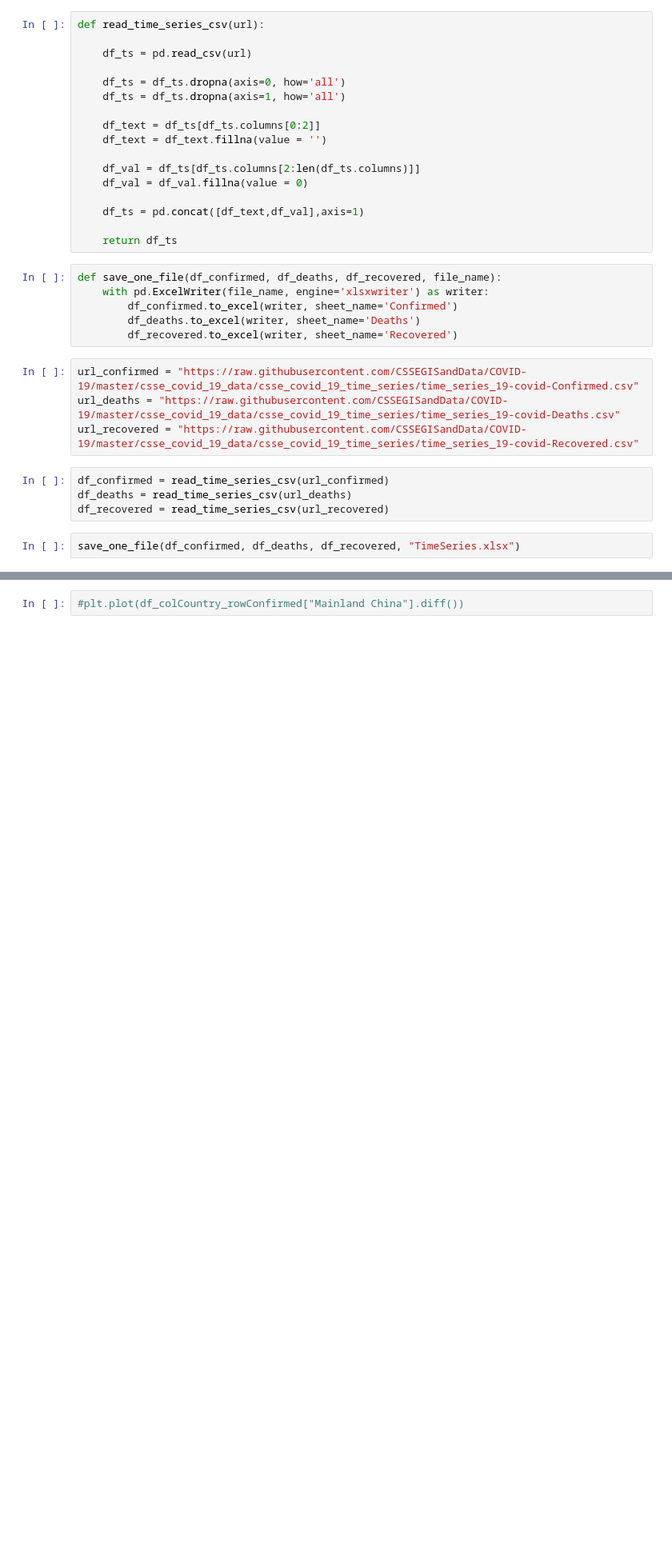
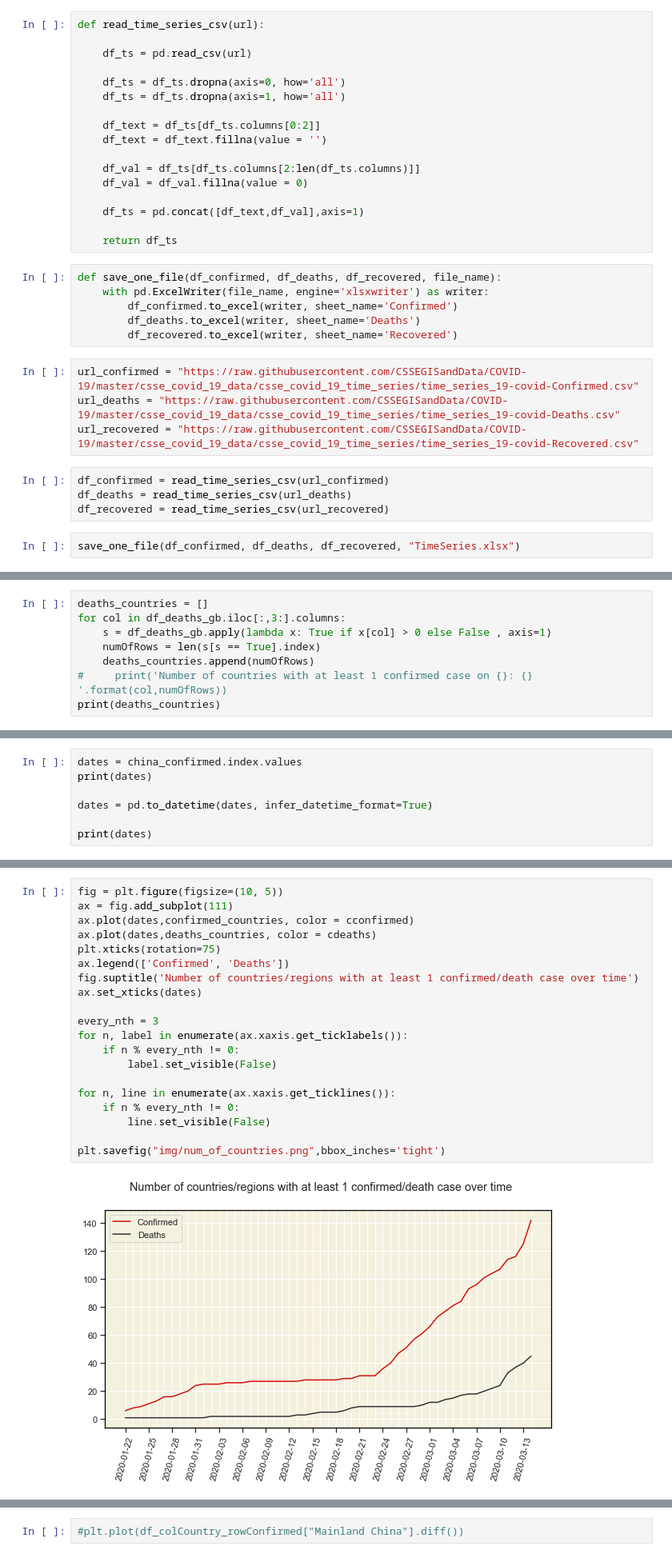
Before and after one commit to msarnacki/coronavirus-2019-nCoV, a Jupyter notebook: main.ipynb, the cells around one changed output, grey strips where cells are left out. Shown: that part at 80% size. Cells and saved outputs as stored; diff of their text form; blank space fills up the shorter version.

```diff
--- a/main.ipynb
+++ b/main.ipynb
@@ -508,0 +92,8 @@ print(abs_change_confirmed.tail(3))
+# %%
+deaths_countries = []
+for col in df_deaths_gb.iloc[:,3:].columns:
+    s = df_deaths_gb.apply(lambda x: True if x[col] > 0 else False , axis=1)
+    numOfRows = len(s[s == True].index)
+    deaths_countries.append(numOfRows)
+#     print('Number of countries with at least 1 confirmed case on {}: {} '.format(col,numOfRows))
+print(deaths_countries)
@@ -508,0 +114,7 @@ print(abs_change_confirmed.tail(3))
+# %%
+dates = china_confirmed.index.values
+print(dates)
+
+dates = pd.to_datetime(dates, infer_datetime_format=True)
+
+print(dates)
@@ -508,0 +149,22 @@ print(abs_change_confirmed.tail(3))
+# %%
+fig = plt.figure(figsize=(10, 5))
+ax = fig.add_subplot(111)
+ax.plot(dates,confirmed_countries, color = cconfirmed)
+ax.plot(dates,deaths_countries, color = cdeaths)
+plt.xticks(rotation=75)
+ax.legend(['Confirmed', 'Deaths'])
+fig.suptitle('Number of countries/regions with at least 1 confirmed/death case over time')
+ax.set_xticks(dates)
+
+every_nth = 3
+for n, label in enumerate(ax.xaxis.get_ticklabels()):
+    if n % every_nth != 0:
+        label.set_visible(False)
+
+for n, line in enumerate(ax.xaxis.get_ticklines()):
+    if n % every_nth != 0:
+        line.set_visible(False)
+
+plt.savefig("img/num_of_countries.png",bbox_inches='tight')
+# %% [output]
+[figure, added]
```
Also changed, not shown: parts of 57 cells of this notebook, 12 other files.
